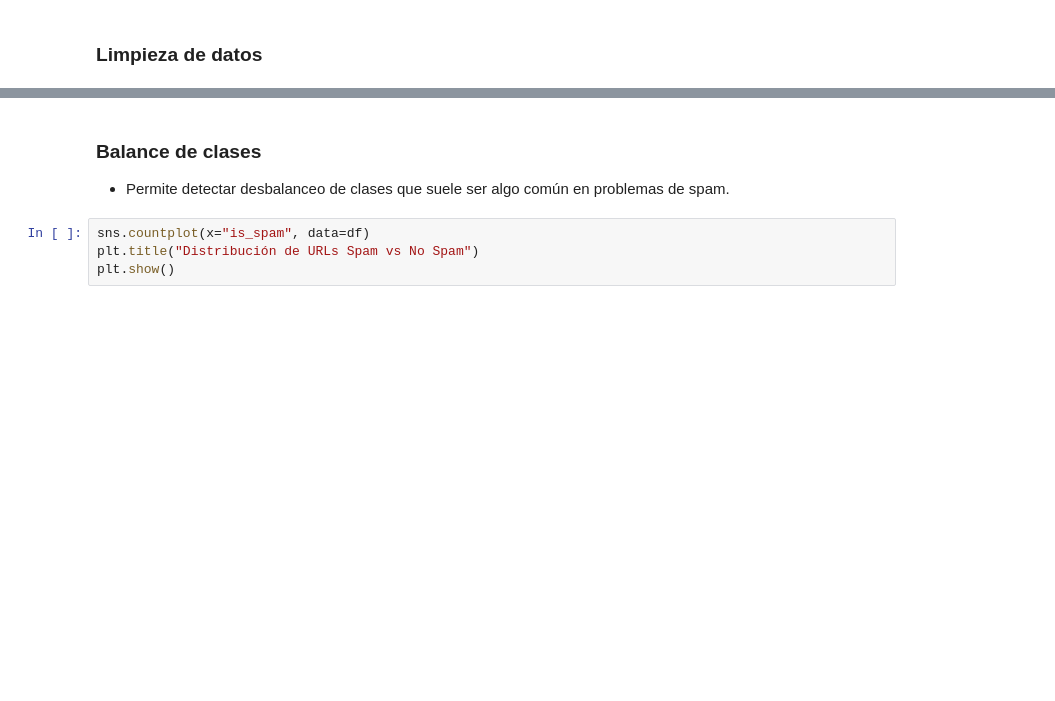
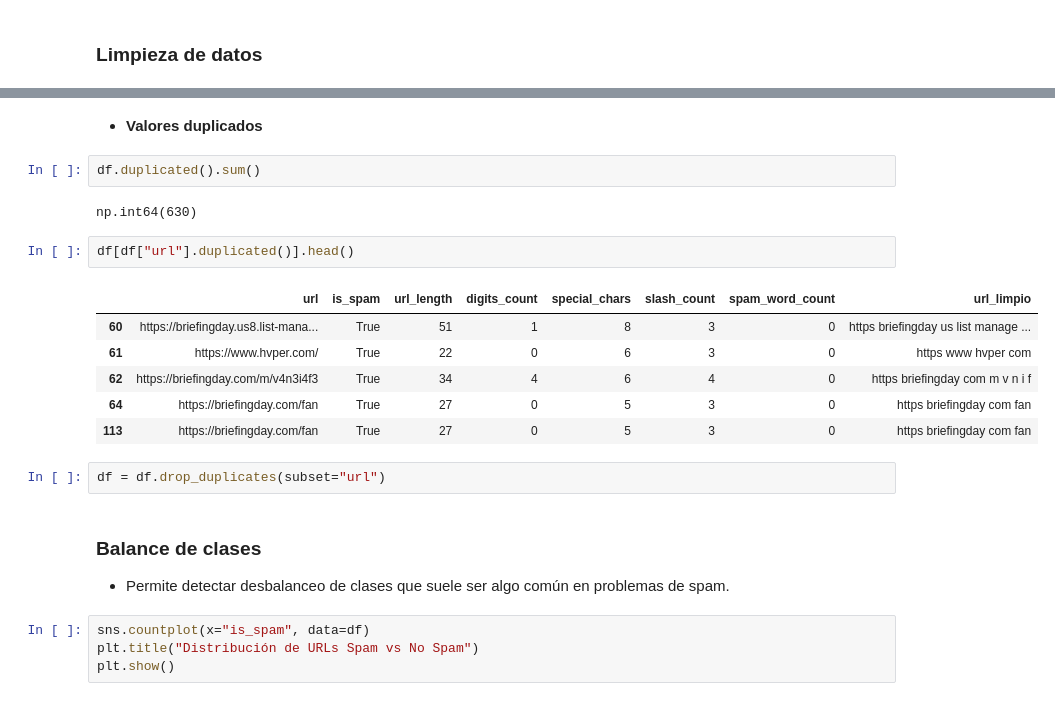
Before and after one commit to 4GeeksAcademy/cchico-introNLP23-NaiveBayes, a Jupyter notebook: src/cchico_NLP23-texto.ipynb, the cells around one changed output, grey strips where cells are left out. Drawn from its saved outputs; the diff is of its cells as text; blank space fills up the shorter version.

```diff
--- a/src/cchico_NLP23-texto.ipynb
+++ b/src/cchico_NLP23-texto.ipynb
@@ -56,3 +66,20 @@ df.isnull().sum()
+# %% [markdown]
+* **Valores duplicados**
+# %%
+df.duplicated().sum()
+# %% [output]
+np.int64(630)
+# %%
+df[df["url"].duplicated()].head()
+# %% [output]
+|  | url | is_spam | url_length | digits_count | special_chars | slash_count | spam_word_count | url_limpio |
+| 60 | https://briefingday.us8.list-mana... | True | 51 | 1 | 8 | 3 | 0 | https briefingday us list manage ... |
+| 61 | https://www.hvper.com/ | True | 22 | 0 | 6 | 3 | 0 | https www hvper com |
+| 62 | https://briefingday.com/m/v4n3i4f3 | True | 34 | 4 | 6 | 4 | 0 | https briefingday com m v n i f |
+| 64 | https://briefingday.com/fan | True | 27 | 0 | 5 | 3 | 0 | https briefingday com fan |
+| 113 | https://briefingday.com/fan | True | 27 | 0 | 5 | 3 | 0 | https briefingday com fan |
+# %%
+df = df.drop_duplicates(subset="url")
 # %% [markdown]
 ### **Balance de clases**
 
```
Also changed, not shown: parts of 44 cells of this notebook, 1 other file.
